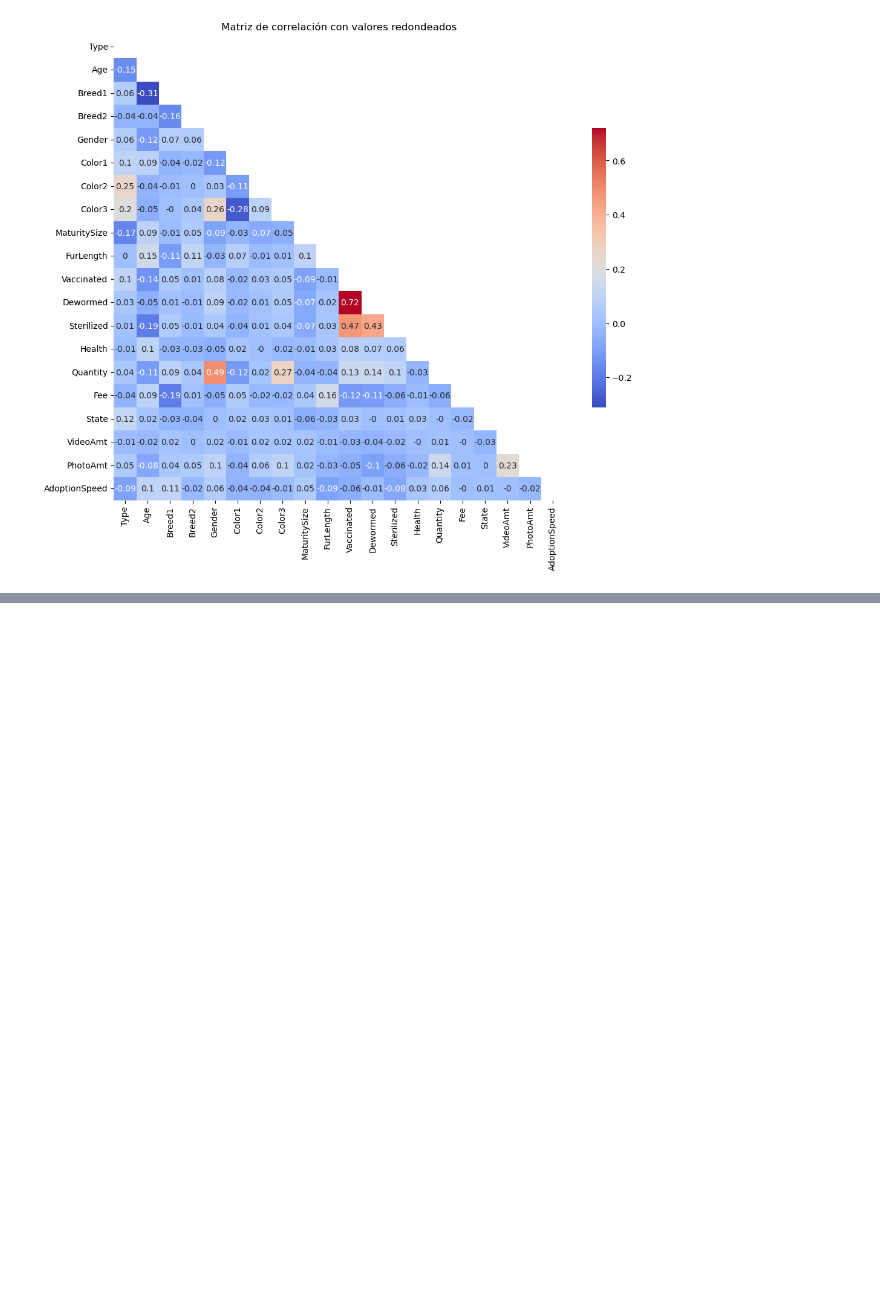
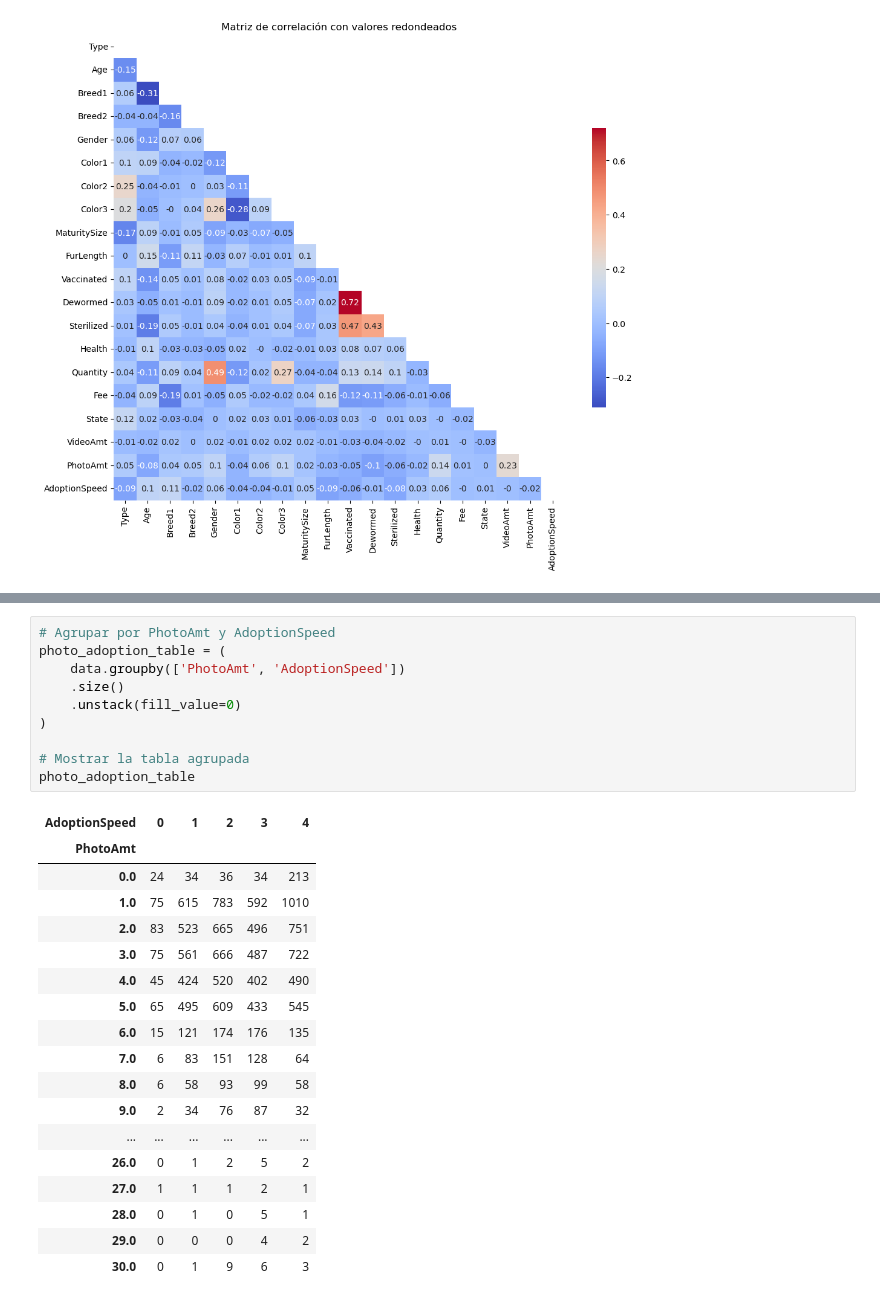
Before and after one commit to AraneoA/UA_MDM_Labo2, a Jupyter notebook: notebooks/preprocessing/analisis_procesm_nulls.ipynb, the cells around one changed output, grey strips where cells are left out. Drawn from its saved outputs; the diff is of its cells as text; blank space fills up the shorter version.

```diff
--- a/notebooks/preprocessing/analisis_procesm_nulls.ipynb
+++ b/notebooks/preprocessing/analisis_procesm_nulls.ipynb
@@ -179,0 +217,29 @@ plt.show()
+# %%
+# Agrupar por PhotoAmt y AdoptionSpeed
+photo_adoption_table = (
+    data.groupby(['PhotoAmt', 'AdoptionSpeed'])
+    .size()
+    .unstack(fill_value=0)
+)
+
+# Mostrar la tabla agrupada
+photo_adoption_table
+# %% [output]
+| AdoptionSpeed | 0 | 1 | 2 | 3 | 4 |
+| PhotoAmt |  |  |  |  |  |
+| 0.0 | 24 | 34 | 36 | 34 | 213 |
+| 1.0 | 75 | 615 | 783 | 592 | 1010 |
+| 2.0 | 83 | 523 | 665 | 496 | 751 |
+| 3.0 | 75 | 561 | 666 | 487 | 722 |
+| 4.0 | 45 | 424 | 520 | 402 | 490 |
+| 5.0 | 65 | 495 | 609 | 433 | 545 |
+| 6.0 | 15 | 121 | 174 | 176 | 135 |
+| 7.0 | 6 | 83 | 151 | 128 | 64 |
+| 8.0 | 6 | 58 | 93 | 99 | 58 |
+| 9.0 | 2 | 34 | 76 | 87 | 32 |
+| ... | ... | ... | ... | ... | ... |
+| 26.0 | 0 | 1 | 2 | 5 | 2 |
+| 27.0 | 1 | 1 | 1 | 2 | 1 |
+| 28.0 | 0 | 1 | 0 | 5 | 1 |
+| 29.0 | 0 | 0 | 0 | 4 | 2 |
+| 30.0 | 0 | 1 | 9 | 6 | 3 |
```
Also changed, not shown: parts of 4 cells of this notebook.
